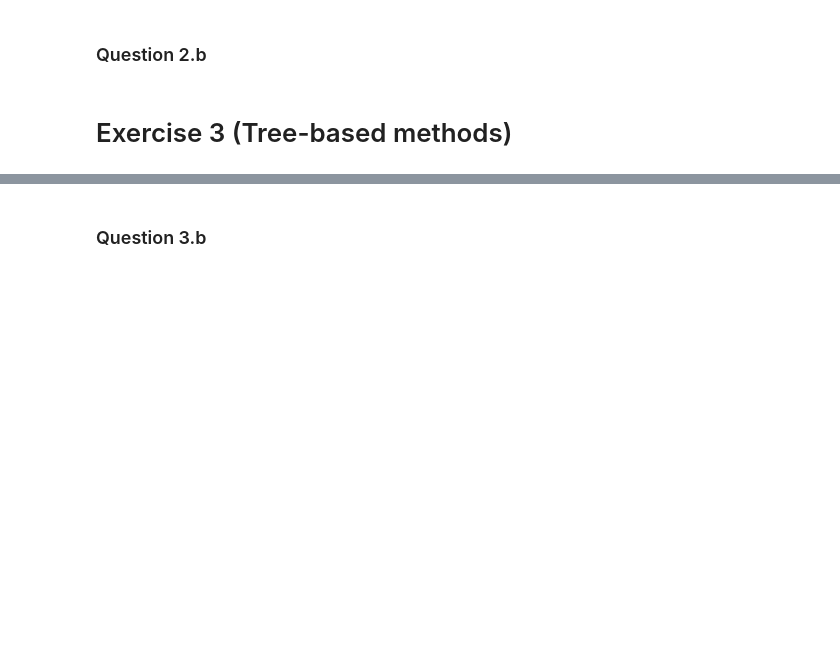
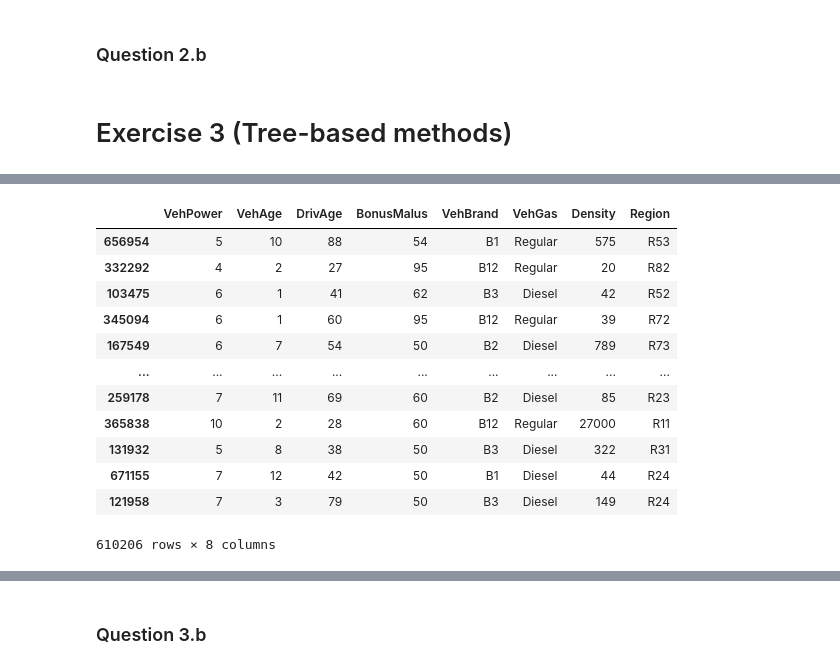
Before and after one commit to hugobelzil/projet_4_mlfinance, a Jupyter notebook: template4_V2.ipynb, the cells around one changed output, grey strips where cells are left out. Cells and saved outputs as stored; diff of their text form; code cells hidden in the pictures; blank space fills up the shorter version.

```diff
--- a/template4_V2.ipynb
+++ b/template4_V2.ipynb
@@ -511,0 +517,10 @@ Test set  - MAE: 0.13483, MSE: 0.25401, Loss L: 0.44247
+# %%
+num_features = ["VehPower", "VehAge", "DrivAge", "BonusMalus", "Density"]
+cat_features = ["VehBrand", "VehGas", "Region"]
+
+preprocess = ColumnTransformer(
+    transformers=[
+        ("num", "passthrough", num_features),
+        ("cat", OneHotEncoder(handle_unknown="ignore"), cat_features),
+    ]
+)
@@ -511,0 +529,13 @@ Test set  - MAE: 0.13483, MSE: 0.25401, Loss L: 0.44247
+# %%
+tree = DecisionTreeRegressor(
+    criterion="poisson",      # to optimize a Poisson deviance
+    min_samples_leaf=50,      #to adjust (I put random)
+    random_state=0
+)
+# %%
+model = Pipeline(steps=[
+    ("preprocess", preprocess),
+    ("regressor", tree)
+])
+# %%
+model.fit(x_train, y_train, regressor__sample_weight=exp_train)
@@ -511,0 +555,16 @@ Test set  - MAE: 0.13483, MSE: 0.25401, Loss L: 0.44247
+# %%
+x_train
+# %% [output]
+|  | VehPower | VehAge | DrivAge | BonusMalus | VehBrand | VehGas | Density | Region |
+| 656954 | 5 | 10 | 88 | 54 | B1 | Regular | 575 | R53 |
+| 332292 | 4 | 2 | 27 | 95 | B12 | Regular | 20 | R82 |
+| 103475 | 6 | 1 | 41 | 62 | B3 | Diesel | 42 | R52 |
+| 345094 | 6 | 1 | 60 | 95 | B12 | Regular | 39 | R72 |
+| 167549 | 6 | 7 | 54 | 50 | B2 | Diesel | 789 | R73 |
+| ... | ... | ... | ... | ... | ... | ... | ... | ... |
+| 259178 | 7 | 11 | 69 | 60 | B2 | Diesel | 85 | R23 |
+| 365838 | 10 | 2 | 28 | 60 | B12 | Regular | 27000 | R11 |
+| 131932 | 5 | 8 | 38 | 50 | B3 | Diesel | 322 | R31 |
+| 671155 | 7 | 12 | 42 | 50 | B1 | Diesel | 44 | R24 |
+| 121958 | 7 | 3 | 79 | 50 | B3 | Diesel | 149 | R24 |
+610206 rows × 8 columns
```
Also changed, not shown: parts of 13 cells of this notebook.
